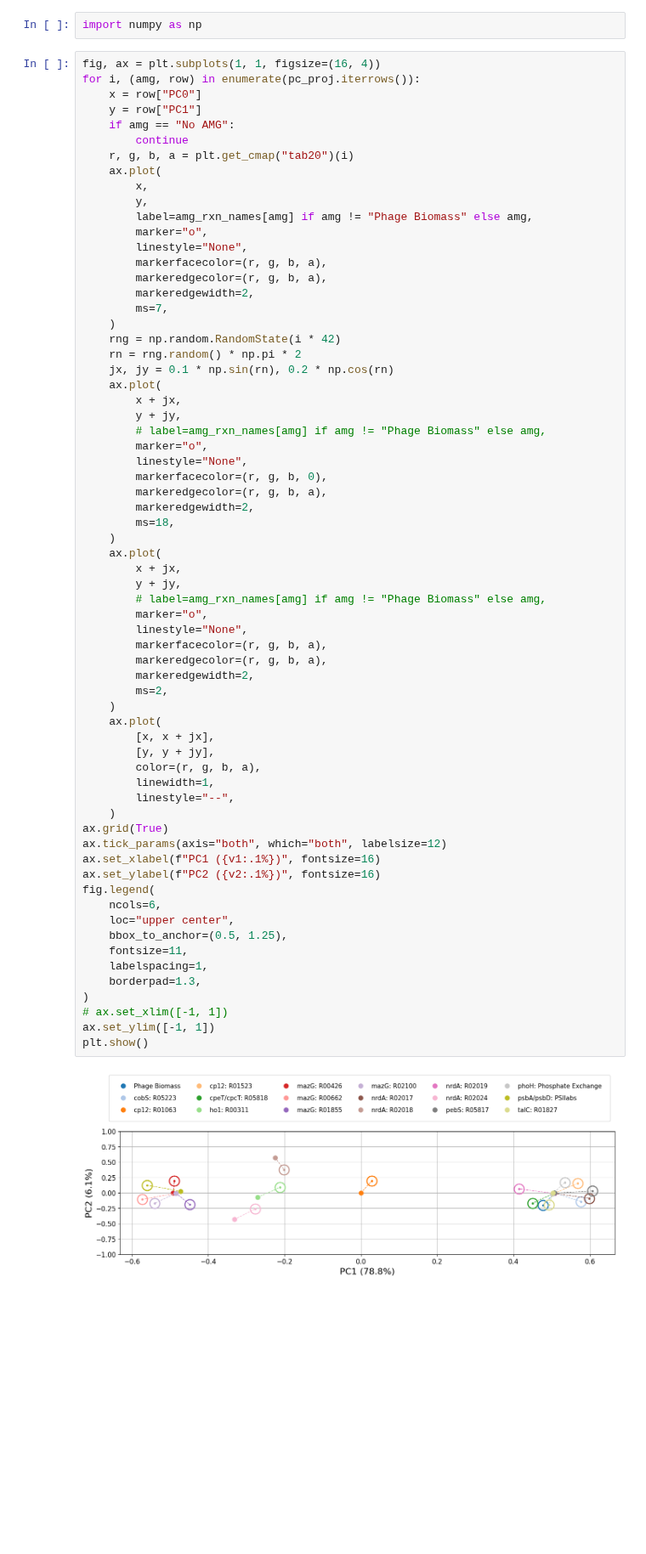
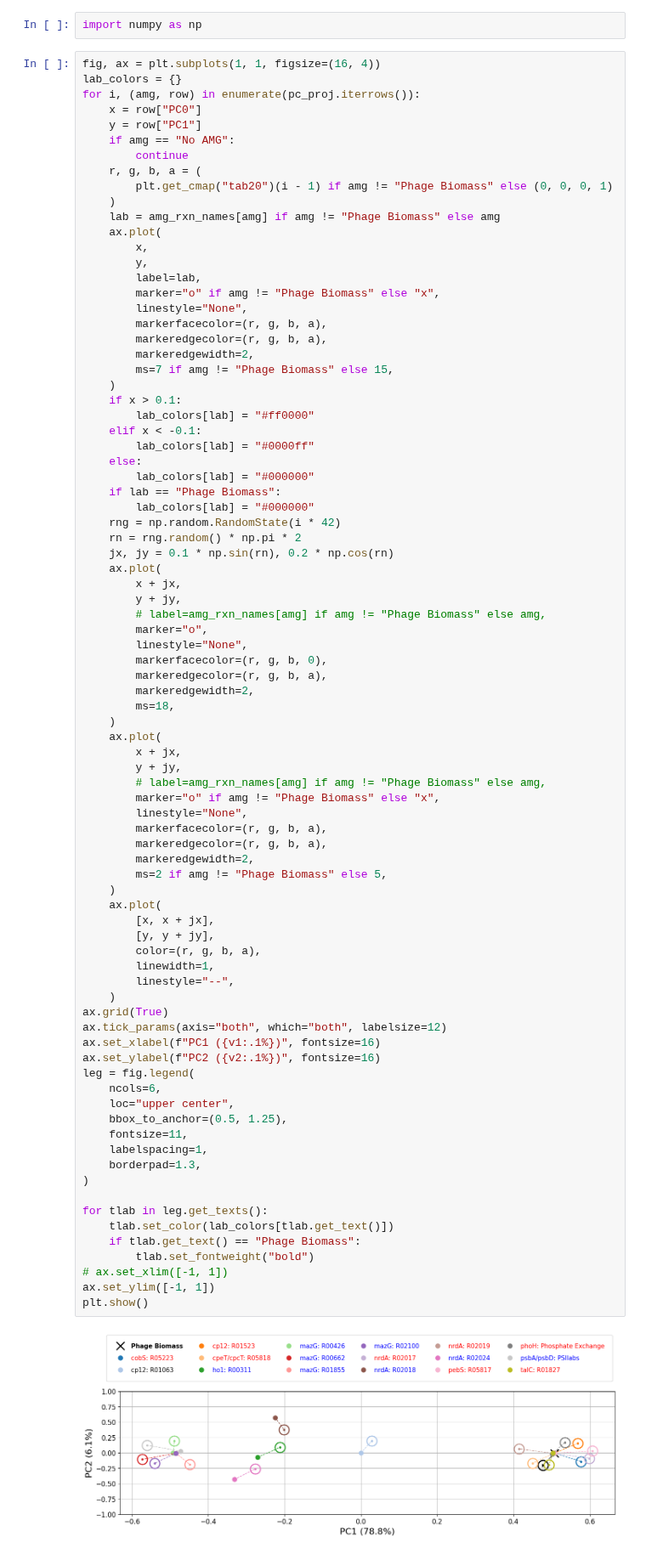
Before and after one commit to NWBRaVE/p-hm2-amgs-in-med4, a Jupyter notebook: phage_biomass_impact.ipynb, the cells around one changed output. Shown at 85% size. Cells and saved outputs as stored; diff of their text form; blank space fills up the shorter version.

```diff
--- a/phage_biomass_impact.ipynb
+++ b/phage_biomass_impact.ipynb
@@ -390,23 +390,35 @@ pc_proj = pc_proj / (pc_proj.max() - pc_proj.min())
 import numpy as np
 # %%
 fig, ax = plt.subplots(1, 1, figsize=(16, 4))
+lab_colors = {}
 for i, (amg, row) in enumerate(pc_proj.iterrows()):
     x = row["PC0"]
     y = row["PC1"]
     if amg == "No AMG":
         continue
-    r, g, b, a = plt.get_cmap("tab20")(i)
+    r, g, b, a = (
+        plt.get_cmap("tab20")(i - 1) if amg != "Phage Biomass" else (0, 0, 0, 1)
+    )
+    lab = amg_rxn_names[amg] if amg != "Phage Biomass" else amg
     ax.plot(
         x,
         y,
-        label=amg_rxn_names[amg] if amg != "Phage Biomass" else amg,
-        marker="o",
+        label=lab,
+        marker="o" if amg != "Phage Biomass" else "x",
         linestyle="None",
         markerfacecolor=(r, g, b, a),
         markeredgecolor=(r, g, b, a),
         markeredgewidth=2,
-        ms=7,
+        ms=7 if amg != "Phage Biomass" else 15,
     )
+    if x > 0.1:
+        lab_colors[lab] = "#ff0000"
+    elif x < -0.1:
+        lab_colors[lab] = "#0000ff"
+    else:
+        lab_colors[lab] = "#000000"
+    if lab == "Phage Biomass":
+        lab_colors[lab] = "#000000"
     rng = np.random.RandomState(i * 42)
     rn = rng.random() * np.pi * 2
     jx, jy = 0.1 * np.sin(rn), 0.2 * np.cos(rn)
@@ -425,34 +437,39 @@ for i, (amg, row) in enumerate(pc_proj.iterrows()):
         x + jx,
         y + jy,
         # label=amg_rxn_names[amg] if amg != "Phage Biomass" else amg,
-        marker="o",
+        marker="o" if amg != "Phage Biomass" else "x",
         linestyle="None",
         markerfacecolor=(r, g, b, a),
         markeredgecolor=(r, g, b, a),
         markeredgewidth=2,
-        ms=2,
+        ms=2 if amg != "Phage Biomass" else 5,
     )
     ax.plot(
         [x, x + jx],
         [y, y + jy],
         color=(r, g, b, a),
         linewidth=1,
         linestyle="--",
     )
 ax.grid(True)
 ax.tick_params(axis="both", which="both", labelsize=12)
 ax.set_xlabel(f"PC1 ({v1:.1%})", fontsize=16)
 ax.set_ylabel(f"PC2 ({v2:.1%})", fontsize=16)
-fig.legend(
+leg = fig.legend(
     ncols=6,
     loc="upper center",
     bbox_to_anchor=(0.5, 1.25),
     fontsize=11,
     labelspacing=1,
     borderpad=1.3,
 )
+
+for tlab in leg.get_texts():
+    tlab.set_color(lab_colors[tlab.get_text()])
+    if tlab.get_text() == "Phage Biomass":
+        tlab.set_fontweight("bold")
 # ax.set_xlim([-1, 1])
 ax.set_ylim([-1, 1])
 plt.show()
 # %% [output]
-[figure, old version]
+[figure, new version]
```
